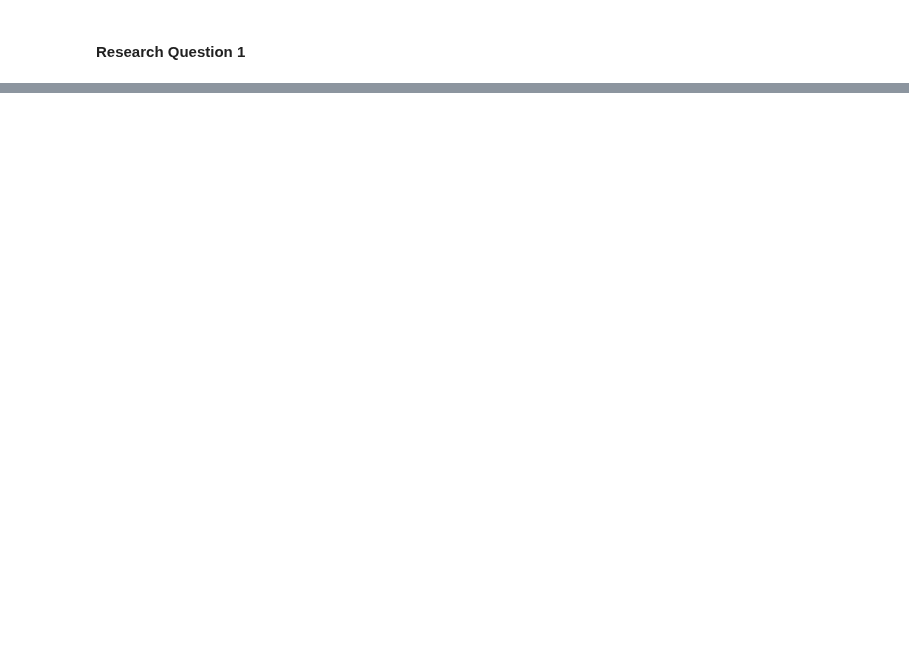
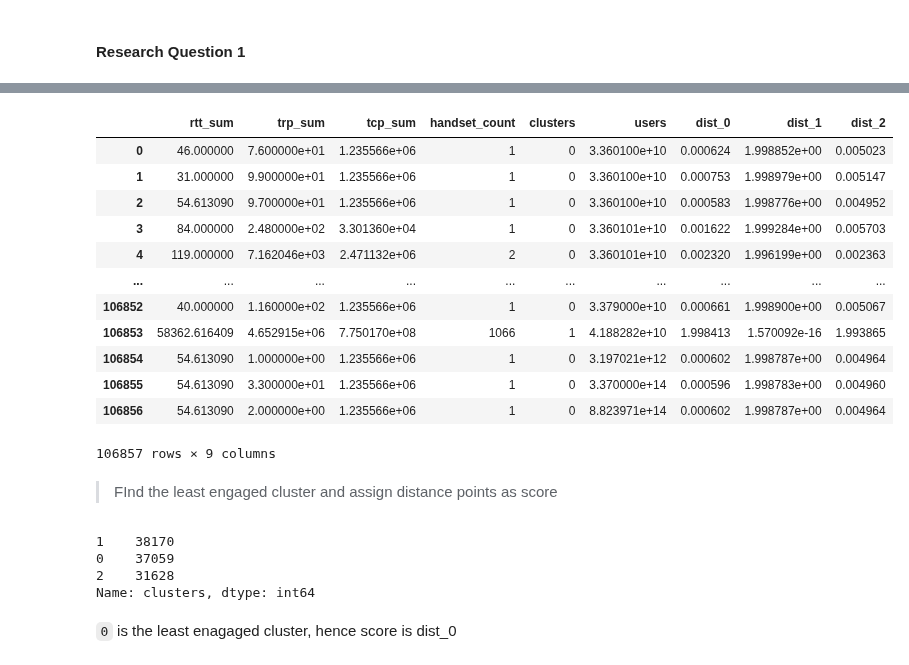
Before and after one commit to Patrick5455/tellco_user_analytics, a Jupyter notebook: analyis/user_satisfaction.ipynb, the cells around one changed output, grey strips where cells are left out. Saved outputs shown, nothing was run; the diff lists cells and outputs as text; code cells hidden in the pictures; blank space fills up the shorter version.

```diff
--- a/analyis/user_satisfaction.ipynb
+++ b/analyis/user_satisfaction.ipynb
@@ -170,0 +174,3 @@ dtype: bool
+# %%
+eng_centroids = pd.read_csv('engagement_centroids.csv', index_col=0)
+exp_centroids = pd.read_csv('experience_centroids.csv', index_col=0)
@@ -170,0 +185,2 @@ dtype: bool
+# %%
+exp_centroids = exp_centroids.values.tolist()
@@ -188,0 +221,14 @@ dtype: bool
+# %%
+def calc_dist (df, centroids, drop_cols=["users", "clusters"]):
+    points = df.drop(columns=drop_cols)
+    # get normalised points
+    scaler = MinMaxScaler()
+    scaler.fit(points)
+    points = scaler.transform(points)
+    dists = pd.DataFrame(
+        sdist.cdist(points, centroids),
+        columns=['dist_{}'.format(i) for i in range(len(centroids))],
+        index=df.index)
+    new_df = pd.concat([df, dists], axis=1)
+    #print(sdist.cdist(points, centroids))
+    return new_df
@@ -188,0 +239,2 @@ dtype: bool
+# %%
+exp_dist = calc_dist(exp_cluster, exp_centroids)
@@ -188,0 +257,27 @@ dtype: bool
+# %%
+exp_dist
+# %% [output]
+|  | rtt_sum | trp_sum | tcp_sum | handset_count | clusters | users | dist_0 | dist_1 | dist_2 |
+| 0 | 46.000000 | 7.600000e+01 | 1.235566e+06 | 1 | 0 | 3.360100e+10 | 0.000624 | 1.998852e+00 | 0.005023 |
+| 1 | 31.000000 | 9.900000e+01 | 1.235566e+06 | 1 | 0 | 3.360100e+10 | 0.000753 | 1.998979e+00 | 0.005147 |
+| 2 | 54.613090 | 9.700000e+01 | 1.235566e+06 | 1 | 0 | 3.360100e+10 | 0.000583 | 1.998776e+00 | 0.004952 |
+| 3 | 84.000000 | 2.480000e+02 | 3.301360e+04 | 1 | 0 | 3.360101e+10 | 0.001622 | 1.999284e+00 | 0.005703 |
+| 4 | 119.000000 | 7.162046e+03 | 2.471132e+06 | 2 | 0 | 3.360101e+10 | 0.002320 | 1.996199e+00 | 0.002363 |
+| ... | ... | ... | ... | ... | ... | ... | ... | ... | ... |
+| 106852 | 40.000000 | 1.160000e+02 | 1.235566e+06 | 1 | 0 | 3.379000e+10 | 0.000661 | 1.998900e+00 | 0.005067 |
+| 106853 | 58362.616409 | 4.652915e+06 | 7.750170e+08 | 1066 | 1 | 4.188282e+10 | 1.998413 | 1.570092e-16 | 1.993865 |
+| 106854 | 54.613090 | 1.000000e+00 | 1.235566e+06 | 1 | 0 | 3.197021e+12 | 0.000602 | 1.998787e+00 | 0.004964 |
+| 106855 | 54.613090 | 3.300000e+01 | 1.235566e+06 | 1 | 0 | 3.370000e+14 | 0.000596 | 1.998783e+00 | 0.004960 |
+| 106856 | 54.613090 | 2.000000e+00 | 1.235566e+06 | 1 | 0 | 8.823971e+14 | 0.000602 | 1.998787e+00 | 0.004964 |
+106857 rows × 9 columns
+# %% [markdown]
+> FInd the least engaged cluster and assign distance points as score
+# %%
+eng_dist.clusters.value_counts()
+# %% [output]
+1    38170
+0    37059
+2    31628
+Name: clusters, dtype: int64
+# %% [markdown]
+`0` is the least enagaged cluster, hence score is dist_0
```
Also changed, not shown: parts of 25 cells of this notebook, 11 other files.
